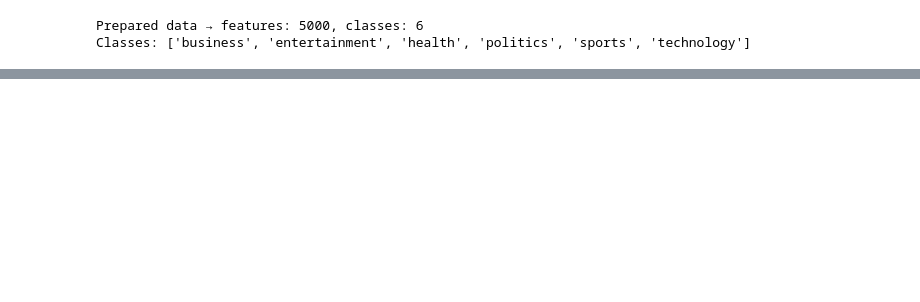
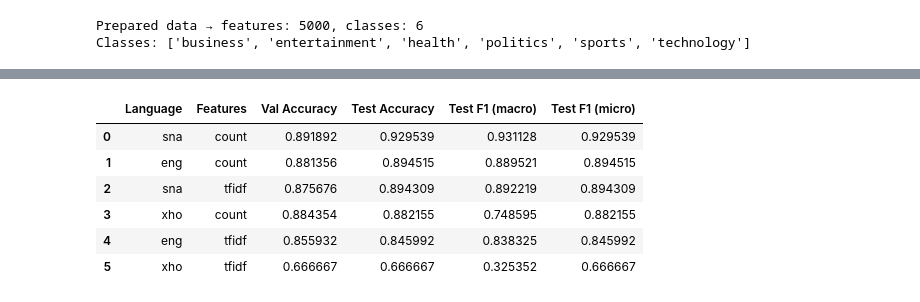
Before and after one commit to pk08malooh-byte/CS2042S-Assignment2, a Jupyter notebook: Logistic_Regression_Assignment_2.ipynb, the cells around one changed output, grey strips where cells are left out. Drawn from its saved outputs; the diff is of its cells as text; code cells hidden in the pictures; blank space fills up the shorter version.

```diff
--- a/Logistic_Regression_Assignment_2.ipynb
+++ b/Logistic_Regression_Assignment_2.ipynb
@@ -477,0 +650,30 @@ F1        (micro): 0.8945 | (macro): 0.8896
+# %%
+baseline_summary = []
+
+for key, result in baseline_results.items():
+    lang, vec_type = key.split("_")   # split "eng_count" → ["eng", "count"]
+
+    baseline_summary.append({
+        "Language": lang,
+        "Features": vec_type,
+        "Val Accuracy": result["history"]["best_val_acc"],
+        "Test Accuracy": result["test_results"]["accuracy"],
+        "Test F1 (macro)": result["test_results"]["f1_macro"],
+        "Test F1 (micro)": result["test_results"]["f1_micro"]
+    })
+
+baseline_summary = pd.DataFrame(baseline_summary)
+
+display(
+    baseline_summary
+    .sort_values("Test Accuracy", ascending=False)
+    .reset_index(drop=True)
+)
+# %% [output]
+|  | Language | Features | Val Accuracy | Test Accuracy | Test F1 (macro) | Test F1 (micro) |
+| 0 | sna | count | 0.891892 | 0.929539 | 0.931128 | 0.929539 |
+| 1 | eng | count | 0.881356 | 0.894515 | 0.889521 | 0.894515 |
+| 2 | sna | tfidf | 0.875676 | 0.894309 | 0.892219 | 0.894309 |
+| 3 | xho | count | 0.884354 | 0.882155 | 0.748595 | 0.882155 |
+| 4 | eng | tfidf | 0.855932 | 0.845992 | 0.838325 | 0.845992 |
+| 5 | xho | tfidf | 0.666667 | 0.666667 | 0.325352 | 0.666667 |
```
Also changed, not shown: parts of 14 cells of this notebook.
